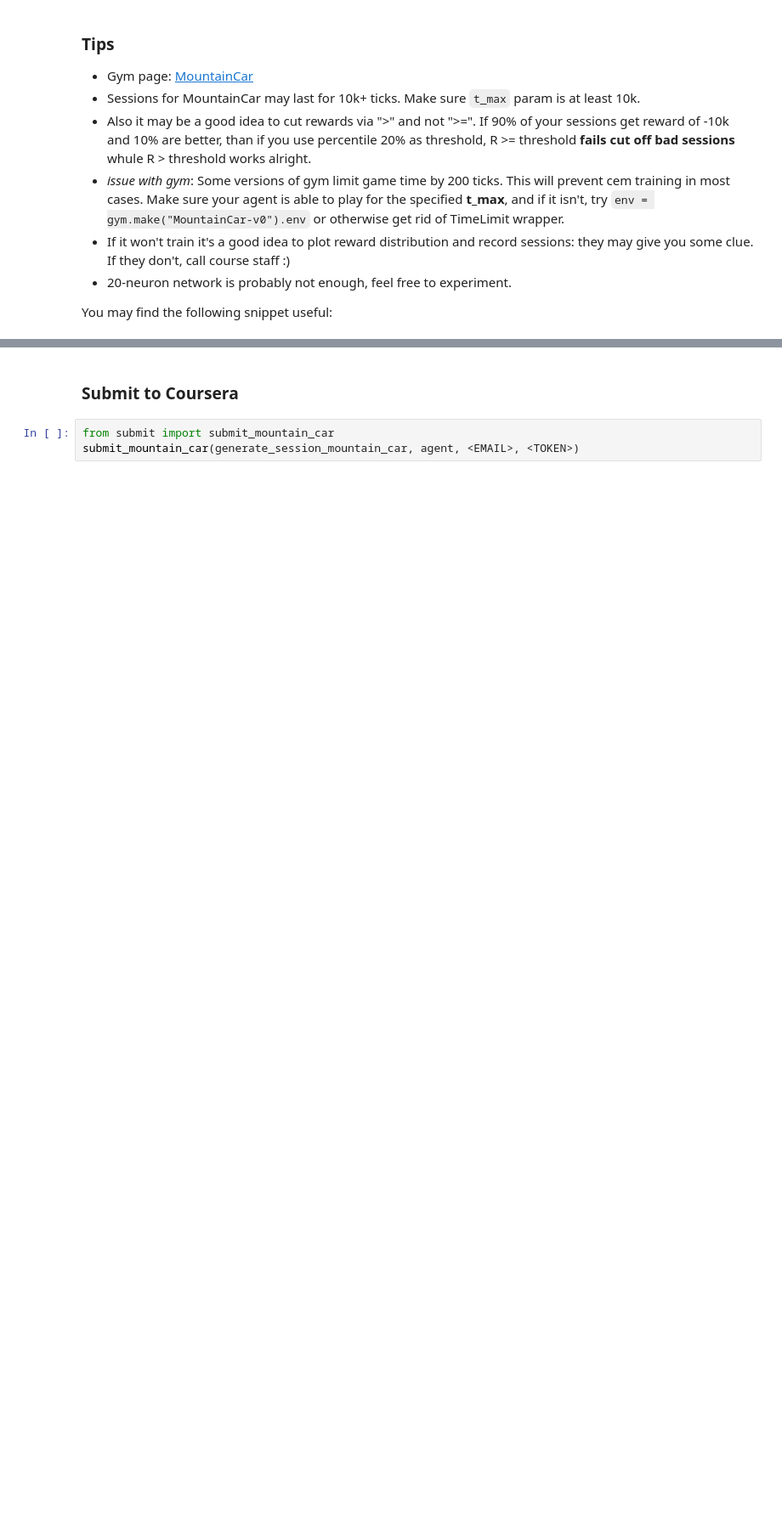
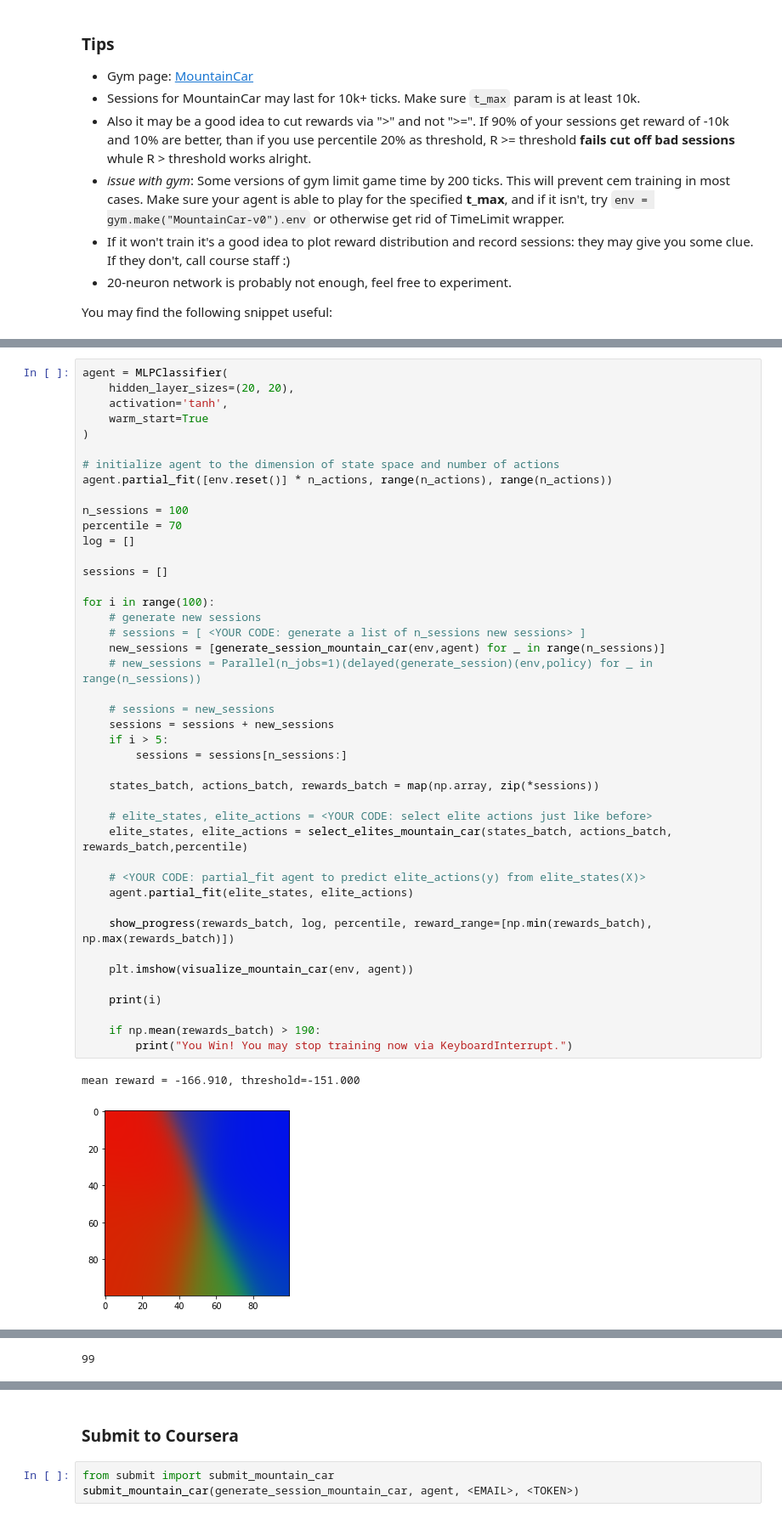
Before and after one commit to SCLiao47/Practical_RL, a Jupyter notebook: Week1_Intro/deep_crossentropy_method.ipynb, the cells around one changed output, grey strips where cells are left out. Shown at 85% size. Drawn from its saved outputs; the diff is of its cells as text; blank space fills up the shorter version.

```diff
--- a/Week1_Intro/deep_crossentropy_method.ipynb
+++ b/Week1_Intro/deep_crossentropy_method.ipynb
@@ -297,0 +472,46 @@ def generate_session_mountain_car(env, agent, t_max=10000):
+# %%
+agent = MLPClassifier(
+    hidden_layer_sizes=(20, 20),
+    activation='tanh',
+    warm_start=True
+)
+
+# initialize agent to the dimension of state space and number of actions
+agent.partial_fit([env.reset()] * n_actions, range(n_actions), range(n_actions))
+
+n_sessions = 100
+percentile = 70
+log = []
+
+sessions = []
+
+for i in range(100):
+    # generate new sessions
+    # sessions = [ <YOUR CODE: generate a list of n_sessions new sessions> ]
+    new_sessions = [generate_session_mountain_car(env,agent) for _ in range(n_sessions)]
+    # new_sessions = Parallel(n_jobs=1)(delayed(generate_session)(env,policy) for _ in range(n_sessions))
+
+    # sessions = new_sessions
+    sessions = sessions + new_sessions
+    if i > 5:
+        sessions = sessions[n_sessions:]
+
+    states_batch, actions_batch, rewards_batch = map(np.array, zip(*sessions))
+
+    # elite_states, elite_actions = <YOUR CODE: select elite actions just like before>
+    elite_states, elite_actions = select_elites_mountain_car(states_batch, actions_batch, rewards_batch,percentile)
+
+    # <YOUR CODE: partial_fit agent to predict elite_actions(y) from elite_states(X)>
+    agent.partial_fit(elite_states, elite_actions)
+
+    show_progress(rewards_batch, log, percentile, reward_range=[np.min(rewards_batch), np.max(rewards_batch)])
+
+    plt.imshow(visualize_mountain_car(env, agent))
+
+    print(i)
+
+    if np.mean(rewards_batch) > 190:
+        print("You Win! You may stop training now via KeyboardInterrupt.")
+# %% [output]
+mean reward = -166.910, threshold=-151.000
+[figure, added]
@@ -297,0 +519 @@ def generate_session_mountain_car(env, agent, t_max=10000):
+99
```
Also changed, not shown: parts of 13 cells of this notebook, 1 other file.
